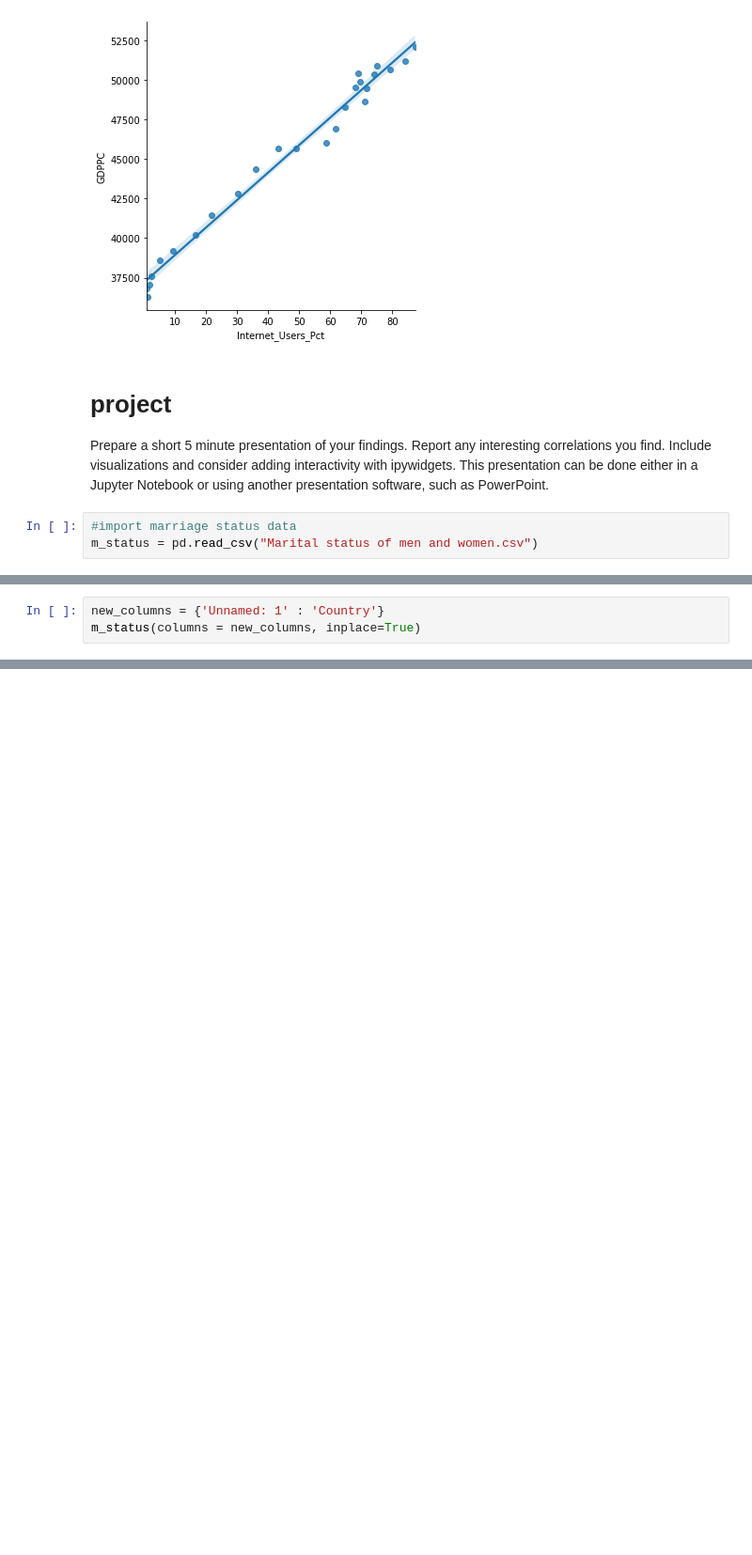
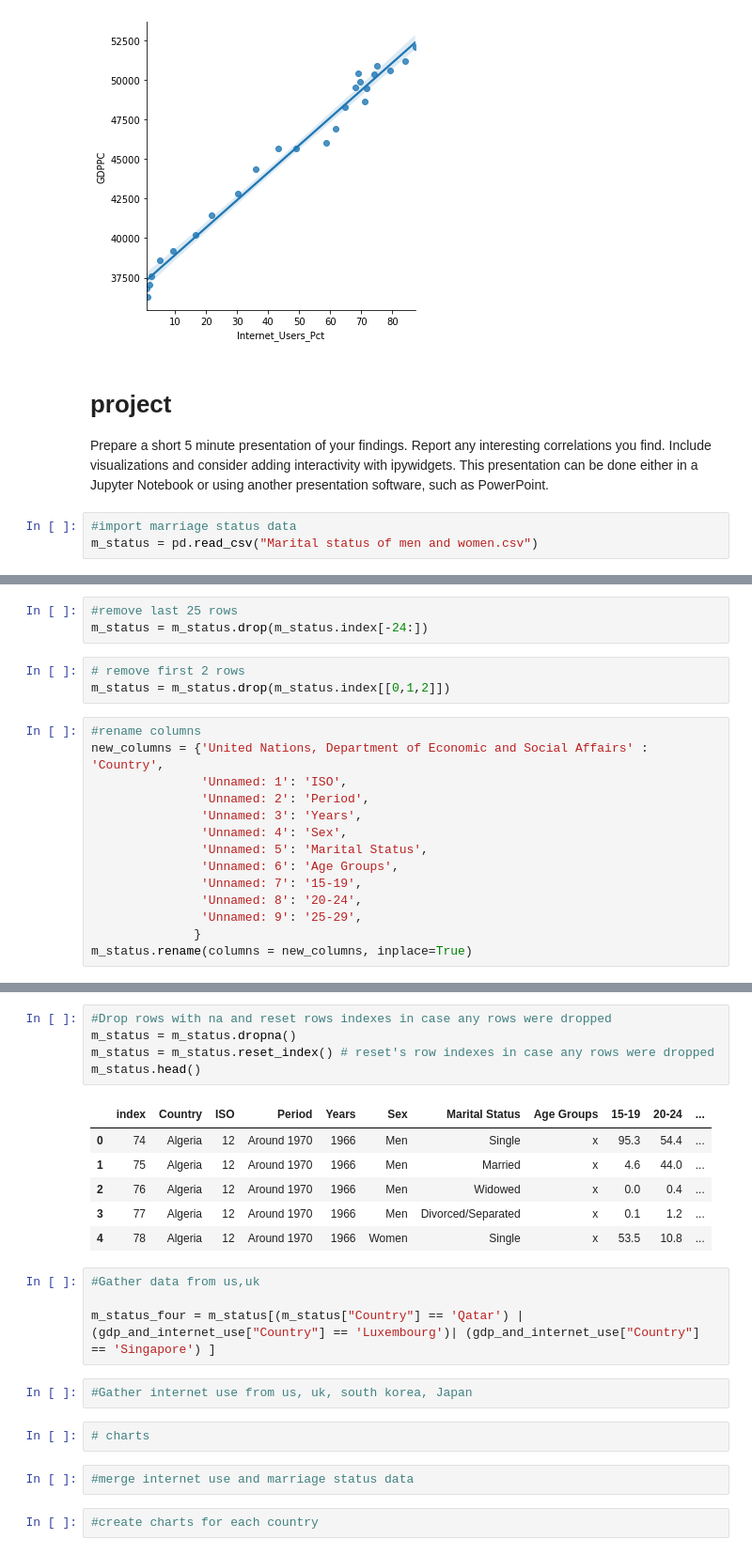
Before and after one commit to nss-data-science-cohort-4/dq1-undata-matthgray, a Jupyter notebook: un_data.ipynb, the cells around one changed output, grey strips where cells are left out. Shown at 94% size. Saved outputs shown, nothing was run; the diff lists cells and outputs as text; blank space fills up the shorter version.

Commit message:
project data cleaned

```diff
--- a/un_data.ipynb
+++ b/un_data.ipynb
@@ -701,3 +679,0 @@ m_status2.head()
-# %%
-new_columns = {'Unnamed: 1' : 'Country'}
-m_status(columns = new_columns, inplace=True)
@@ -721,0 +680,20 @@ gdp_df.rename(columns = new_columns, inplace=True)
+# %%
+#remove last 25 rows
+m_status = m_status.drop(m_status.index[-24:])
+# %%
+# remove first 2 rows
+m_status = m_status.drop(m_status.index[[0,1,2]])
+# %%
+#rename columns
+new_columns = {'United Nations, Department of Economic and Social Affairs' : 'Country',
+               'Unnamed: 1': 'ISO',
+               'Unnamed: 2': 'Period',
+               'Unnamed: 3': 'Years',
+               'Unnamed: 4': 'Sex',
+               'Unnamed: 5': 'Marital Status',
+               'Unnamed: 6': 'Age Groups',
+               'Unnamed: 7': '15-19',
+               'Unnamed: 8': '20-24',
+               'Unnamed: 9': '25-29',
+              }
+m_status.rename(columns = new_columns, inplace=True)
@@ -721,0 +715,24 @@ gdp_df.rename(columns = new_columns, inplace=True)
+# %%
+#Drop rows with na and reset rows indexes in case any rows were dropped
+m_status = m_status.dropna()
+m_status = m_status.reset_index() # reset's row indexes in case any rows were dropped
+m_status.head()
+# %% [output]
+|  | index | Country | ISO | Period | Years | Sex | Marital Status | Age Groups | 15-19 | 20-24 | ... |
+| 0 | 74 | Algeria | 12 | Around 1970 | 1966 | Men | Single | x | 95.3 | 54.4 | ... |
+| 1 | 75 | Algeria | 12 | Around 1970 | 1966 | Men | Married | x | 4.6 | 44.0 | ... |
+| 2 | 76 | Algeria | 12 | Around 1970 | 1966 | Men | Widowed | x | 0.0 | 0.4 | ... |
+| 3 | 77 | Algeria | 12 | Around 1970 | 1966 | Men | Divorced/Separated | x | 0.1 | 1.2 | ... |
+| 4 | 78 | Algeria | 12 | Around 1970 | 1966 | Women | Single | x | 53.5 | 10.8 | ... |
+# %%
+#Gather data from us,uk
+
+m_status_four = m_status[(m_status["Country"] == 'Qatar') | (gdp_and_internet_use["Country"] == 'Luxembourg')| (gdp_and_internet_use["Country"] == 'Singapore') ]
+# %%
+#Gather internet use from us, uk, south korea, Japan
+# %%
+# charts
+# %%
+#merge internet use and marriage status data
+# %%
+#create charts for each country
```
Also changed, not shown: parts of 11 cells of this notebook.
